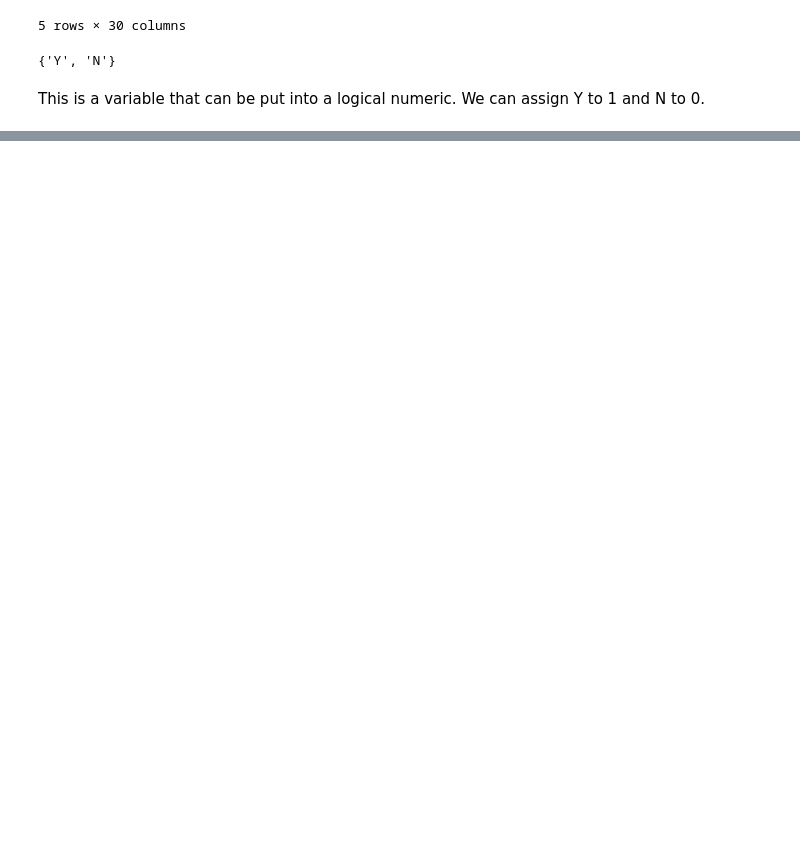
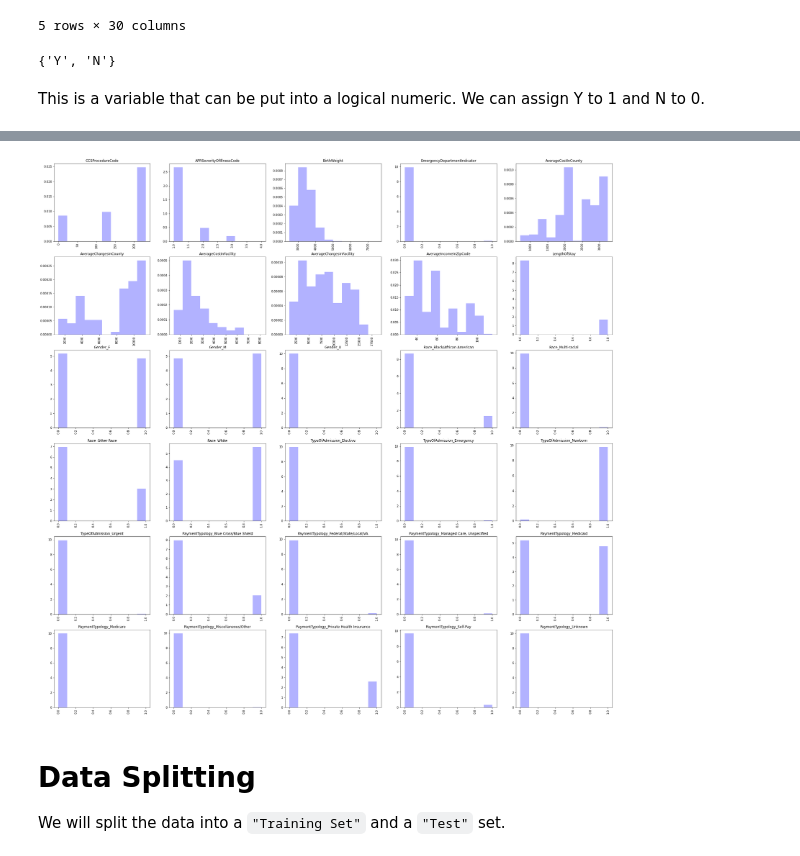
Before and after one commit to s3722163/machine-learning-lab, a Jupyter notebook: Assignment 1.ipynb, the cells around one changed output, grey strips where cells are left out. Drawn from its saved outputs; the diff is of its cells as text; code cells hidden in the pictures; blank space fills up the shorter version.

```diff
--- a/Assignment 1.ipynb
+++ b/Assignment 1.ipynb
@@ -411,0 +461,13 @@ This is a variable that can be put into a logical numeric. We can assign Y to 1
+# %%
+plt.figure(figsize=(35,35))
+for i, col in enumerate(hospitalFrame.columns):
+    plt.subplot(6,5,i+1)
+    plt.hist(hospitalFrame[col], alpha=0.3, color='b', density=True)
+    plt.title(col)
+    plt.xticks(rotation='vertical')
+# %% [output]
+[figure, added]
+# %% [markdown]
+# Data Splitting
+
+We will split the data into a `"Training Set"` and a `"Test"` set.
```
Also changed, not shown: parts of 36 cells of this notebook, 1 other file.
